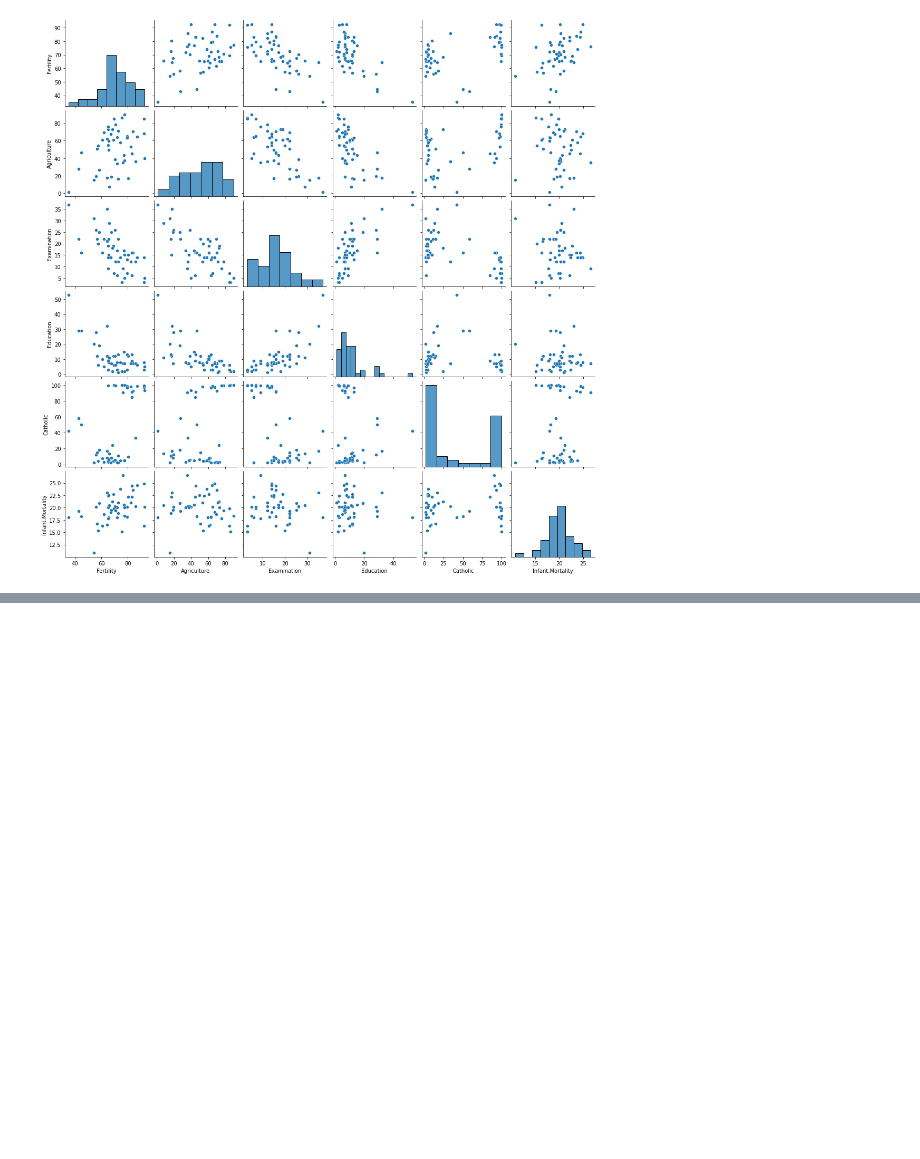
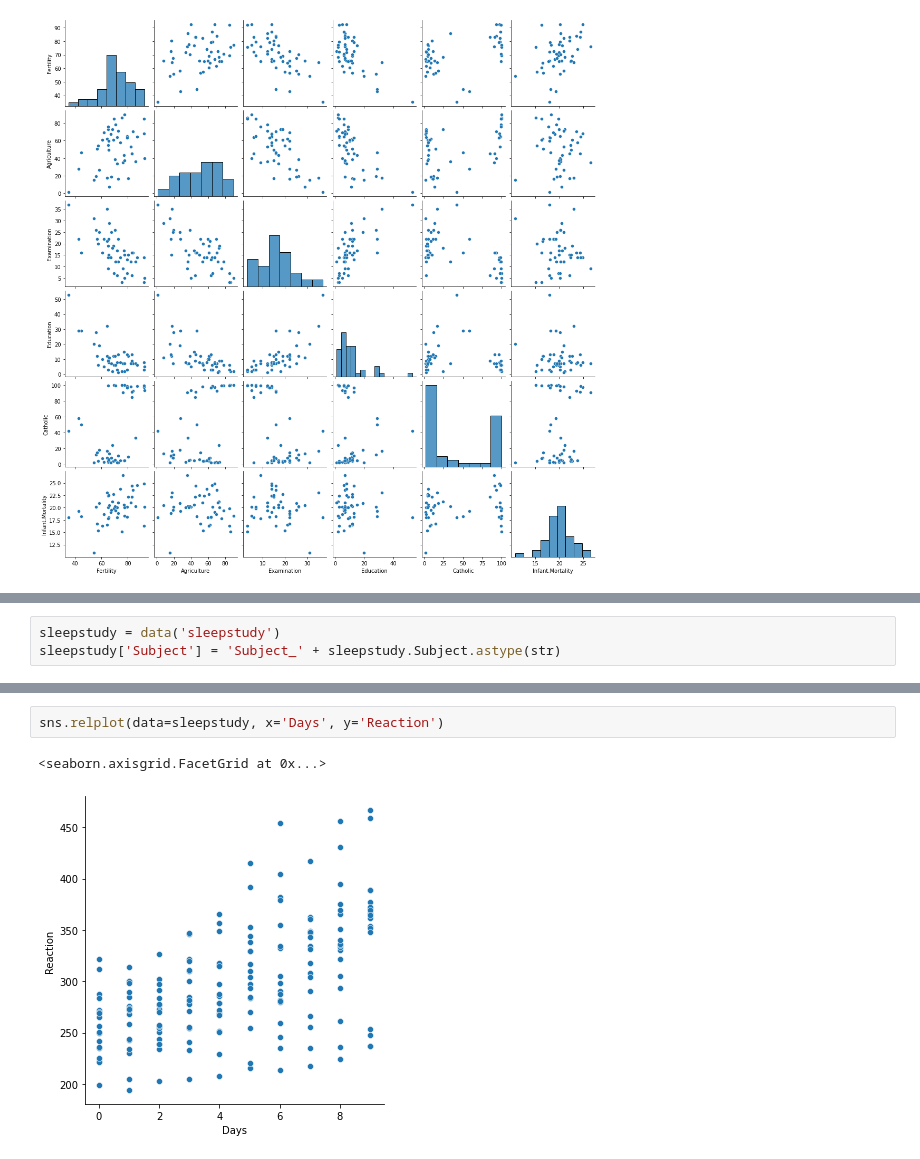
Before and after one commit to etclark3/numpy-pandas, a Jupyter notebook: seaborn.exercises.ipynb, the cells around one changed output, grey strips where cells are left out. Cells and saved outputs as stored; diff of their text form; blank space fills up the shorter version.

```diff
--- a/seaborn.exercises.ipynb
+++ b/seaborn.exercises.ipynb
@@ -394,0 +407,3 @@ plt.show()
+# %%
+sleepstudy = data('sleepstudy')
+sleepstudy['Subject'] = 'Subject_' + sleepstudy.Subject.astype(str)
@@ -394,0 +419,5 @@ plt.show()
+# %%
+sns.relplot(data=sleepstudy, x='Days', y='Reaction')
+# %% [output]
+<seaborn.axisgrid.FacetGrid at 0x...>
+[figure, added]
```
Also changed, not shown: parts of 9 cells of this notebook.
